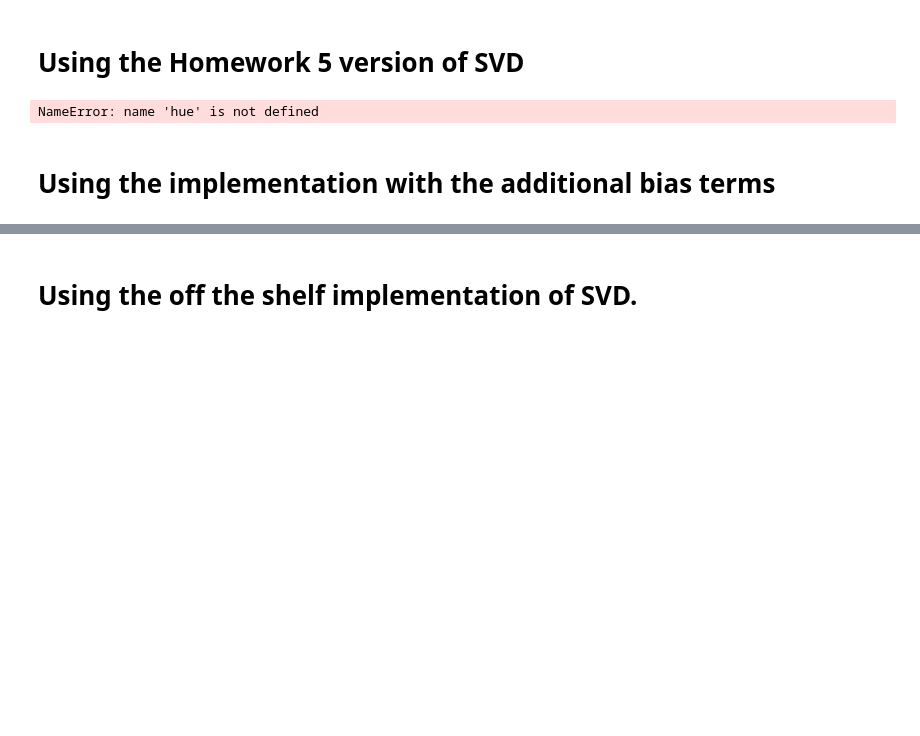
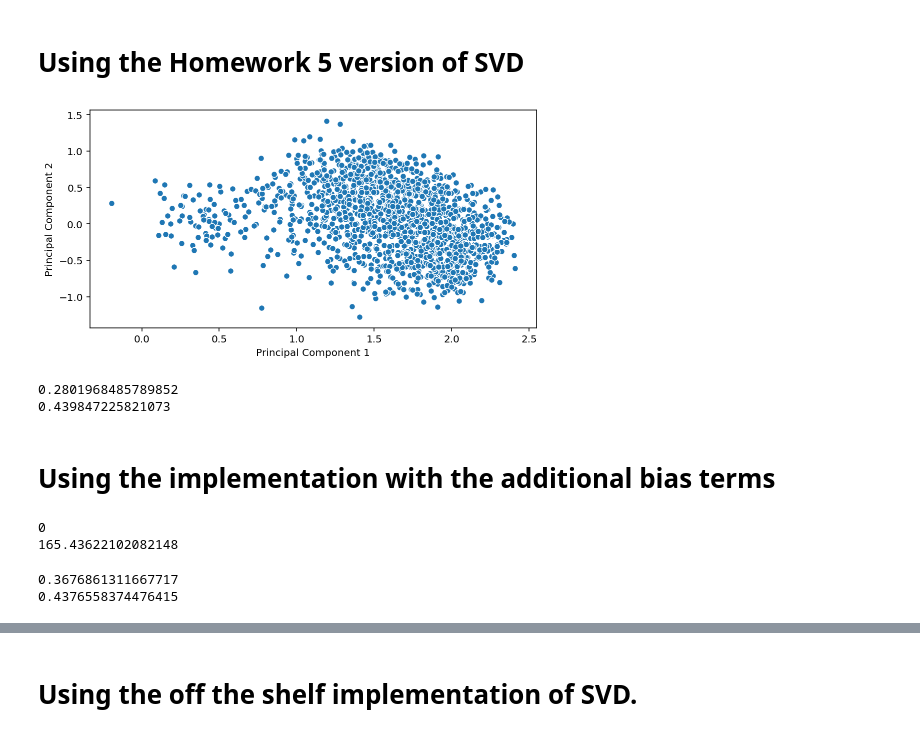
Before and after one commit to SaberaTalukder/Visualizations, a Jupyter notebook: 5.ipynb, the cells around one changed output, grey strips where cells are left out. Saved outputs shown, nothing was run; the diff lists cells and outputs as text; code cells hidden in the pictures; blank space fills up the shorter version.

Commit message:
finalized visualizations with cleaned data

```diff
--- a/5.ipynb
+++ b/5.ipynb
@@ -90,27 +90,36 @@ N = max(max(Y_train[:,1]), max(Y_test[:,1])).astype(int) # movies
 
 K = 20
 eta = 0.03
-reg = 0
+# reg = 0
 reg = 0.1
 # %% [markdown]
 # Using the Homework 5 version of SVD
 # %%
 U,V, e_in_base = hw5_version.train_model(M, N, K, eta, reg, Y_train)
 # %%
-visualize_V(U,V, hue=hue,size=size)
+visualize_V(U,V)
 # %% [output]
-NameError: name 'hue' is not defined
+[figure, added]
 # %%
 print(e_in_base)
 e_out_base = hw5_version.get_err(U,V,Y_test)
 print(hw5_version.get_err(U,V,Y_test))
+# %% [output]
+0.2801968485789852
+0.439847225821073
 # %% [markdown]
 # Using the implementation with the additional bias terms
 # %%
 U_bias, V_bias, a_bias, b_bias, mu_bias, e_in_bias = hw5bias_version_g2.train_model(M, N, K, eta, reg, Y_train)
+# %% [output]
+0
+165.43622102082148
 # %%
 print(e_in_bias)
 e_out_bias = hw5bias_version_g2.get_err(U_bias,V_bias, Y_test, a_bias, b_bias, mu_bias)
 print(e_out_bias)
+# %% [output]
+0.3676861311667717
+0.4376558374476415
 # %%
 visualize_V(U_bias,V_bias)
```
Also changed, not shown: parts of 6 cells of this notebook, 1 other file.
